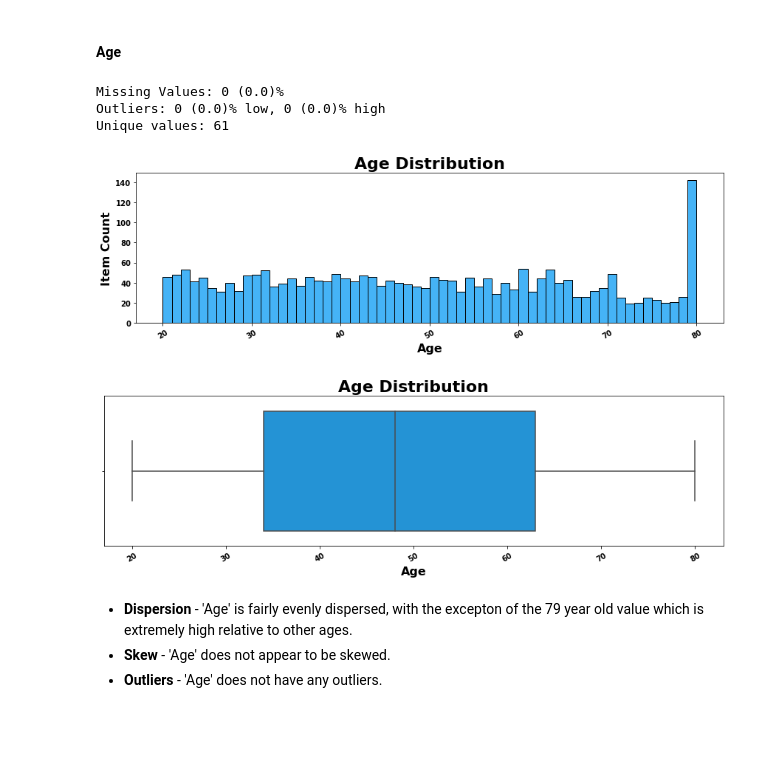
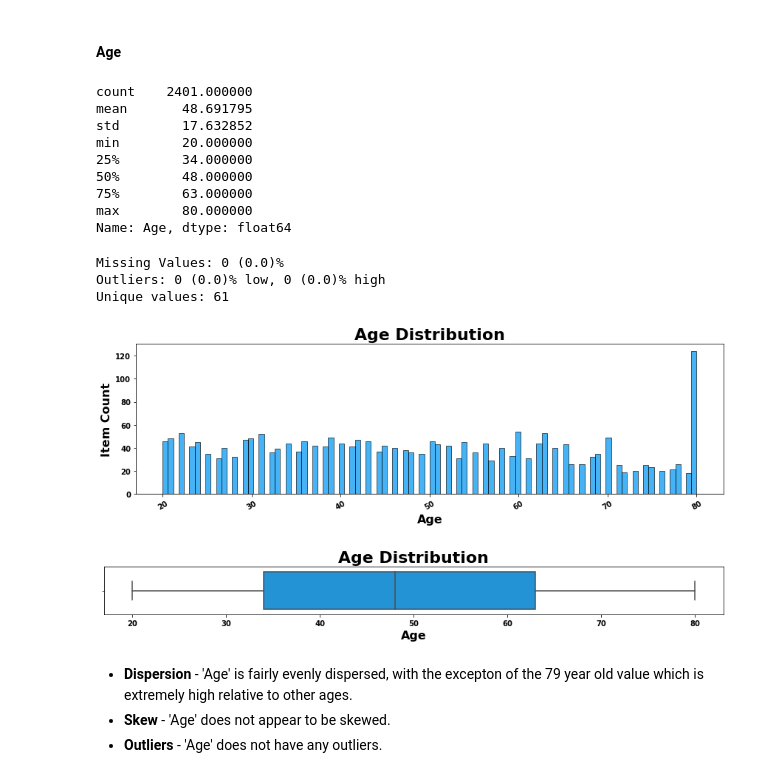
Before and after one commit to YBilodeau/Metabolic-Syndrome-Prediction-Project, a Jupyter notebook: Metabolic_Syndrome_Prediction.ipynb, the cells around one changed output. Drawn from its saved outputs; the diff is of its cells as text; code cells hidden in the pictures; blank space fills up the shorter version.

```diff
--- a/Metabolic_Syndrome_Prediction.ipynb
+++ b/Metabolic_Syndrome_Prediction.ipynb
@@ -590,39 +590,47 @@ plt.show;
 # %% [markdown]
 #### **Age**
-# %%
-column_statistics('Age')
-# %% [output]
-Missing Values: 0 (0.0)%
-Outliers: 0 (0.0)% low, 0 (0.0)% high
-Unique values: 61
+# %%
+# Display column statistics.
+df.Age.describe()
+# %% [output]
+count    2401.000000
+mean       48.691795
+std        17.632852
+min        20.000000
+25%        34.000000
+50%        48.000000
+75%        63.000000
+max        80.000000
+Name: Age, dtype: float64
+# %%
+# Display column statistics.
+column_statistics('Age')
+# %% [output]
+Missing Values: 0 (0.0)%
+Outliers: 0 (0.0)% low, 0 (0.0)% high
+Unique values: 61
 # %%
 plt.figure(figsize = (12,4))
-
-sns.histplot(data=df, x='Age', color='#069AF3', bins=60);
-
+sns.histplot(data=df, x='Age', color='#069AF3', bins=100);
 plt.title('Age Distribution', fontsize = 22, weight='bold')
 plt.xlabel('Age', fontsize = 16, weight='bold')
 plt.ylabel('Item Count', fontsize = 16, weight='bold');
 plt.xticks(fontsize = 10, weight='bold', rotation=30)
 plt.yticks(fontsize = 10, weight='bold');
-
 plt.tight_layout()
 plt.show;
 # %% [output]
-[figure, old version]
+[figure, new version]
 # %%
-plt.figure(figsize = (12, 4))
-
+plt.figure(figsize = (12, 2))
 sns.boxplot(data=df, x='Age', color='#069AF3');
-
 plt.title('Age Distribution', fontsize = 22, weight='bold')
 plt.xlabel('Age', fontsize = 16, weight='bold')
-plt.xticks(fontsize = 10, weight='bold', rotation=30)
-
+plt.xticks(fontsize = 10, weight='bold', rotation=0)
 plt.tight_layout()
 plt.show;
 # %% [output]
-[figure, old version]
+[figure, new version]
 # %% [markdown]
 - **Dispersion** - 'Age' is fairly evenly dispersed, with the excepton of the 79 year old value which is extremely high relative to other ages.
 - **Skew** - 'Age' does not appear to be skewed.
```
Also changed, not shown: parts of 74 cells of this notebook.
